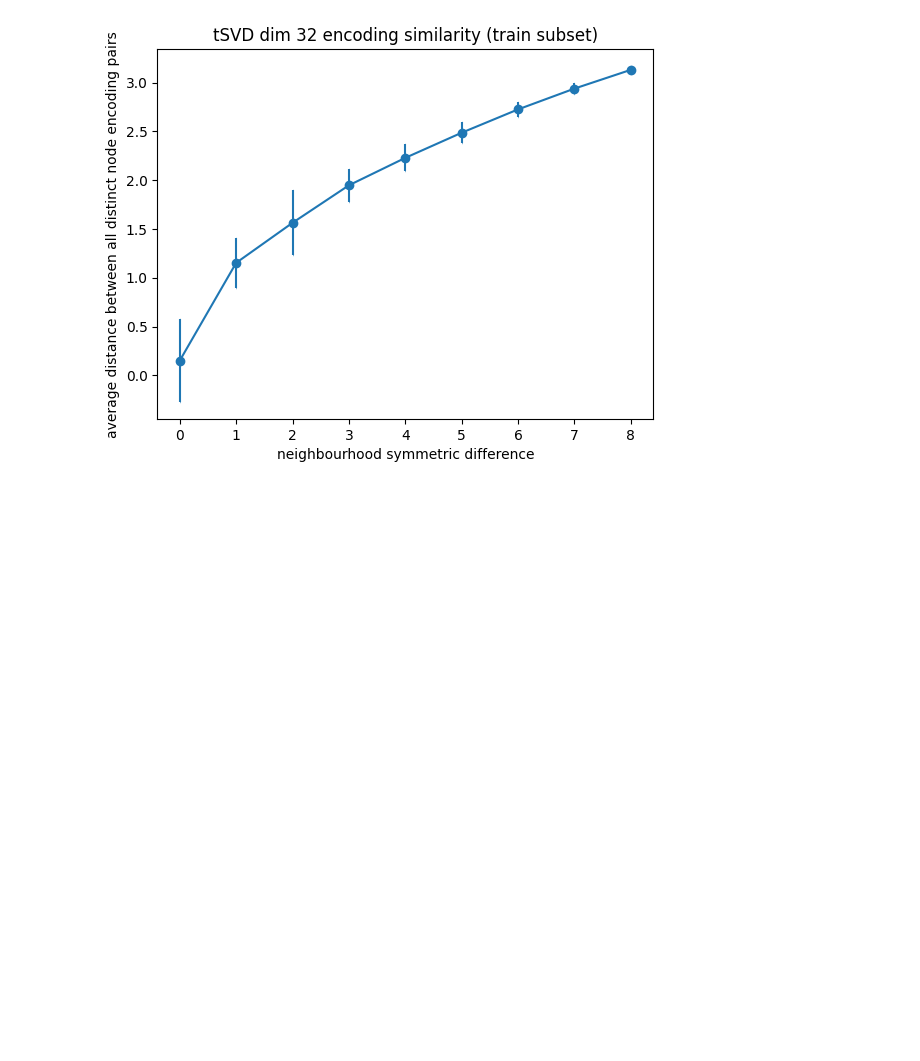
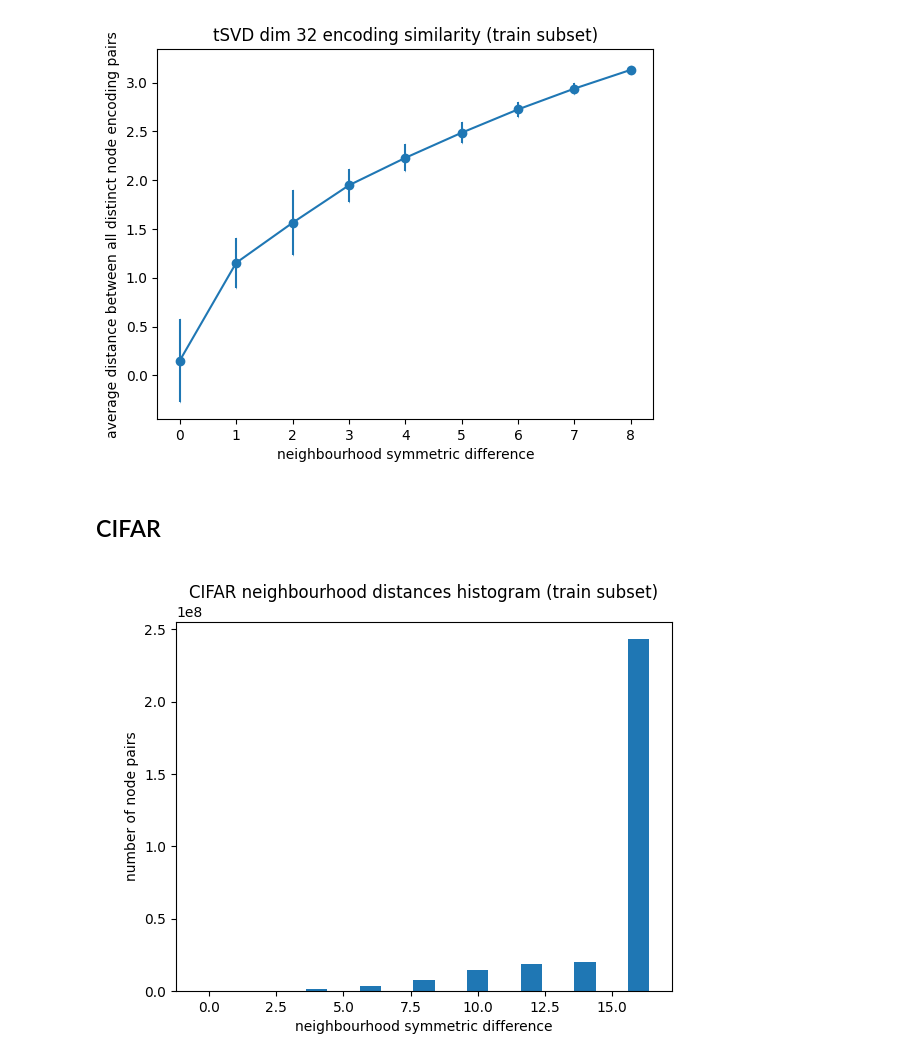
Before and after one commit to teriolx/binary-matrix-factorization, a Jupyter notebook: encoding_similarity.ipynb, the cells around one changed output. Cells and saved outputs as stored; diff of their text form; code cells hidden in the pictures; blank space fills up the shorter version.

Commit message:
add CIFAR sim analysis

```diff
--- a/encoding_similarity.ipynb
+++ b/encoding_similarity.ipynb
@@ -38,3 +43,10 @@ plot_neighbourhood_similarity(DIR_PATH + "similarity_ZINC_tsvd.parquet",
                               "tSVD dim 32 encoding similarity (train subset)")
 # %% [output]
 [figure]
+# %% [markdown]
+## CIFAR
+# %%
+with Image.open(DIR_PATH + "cifar_histogram.png") as i:
+	display(i)
+# %% [output]
+[figure, added]
```
Also changed, not shown: parts of 5 cells of this notebook, 2 other files.
